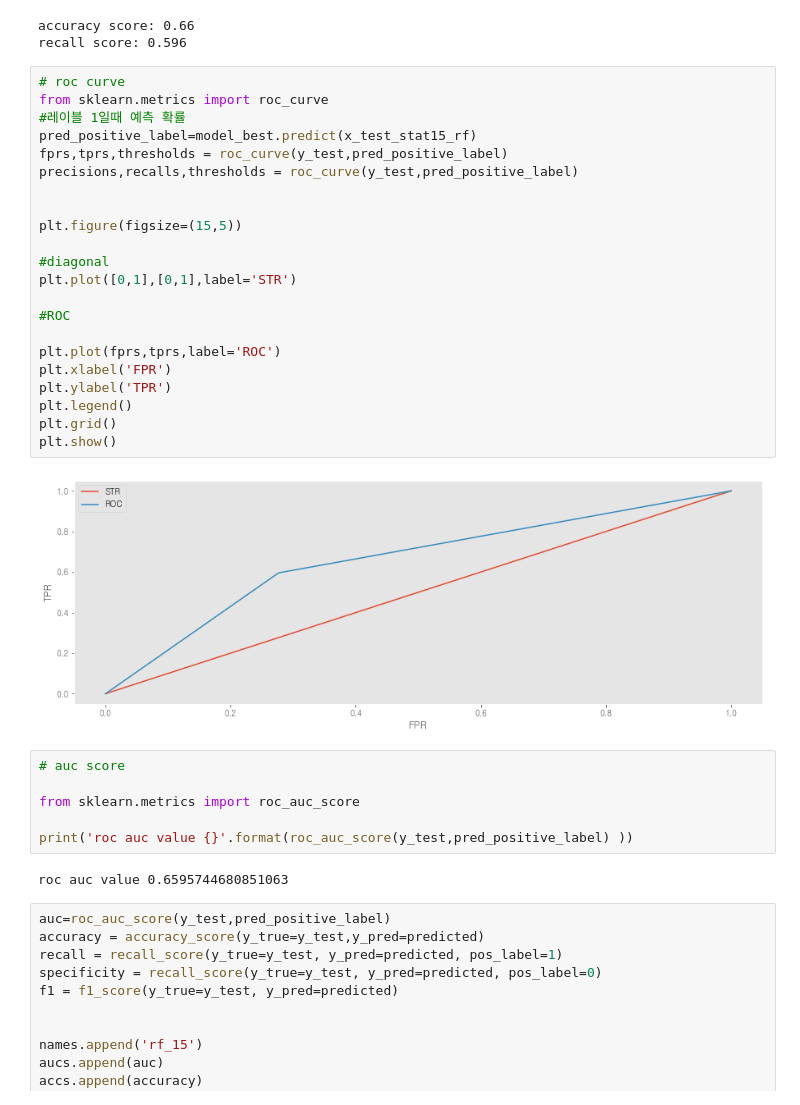
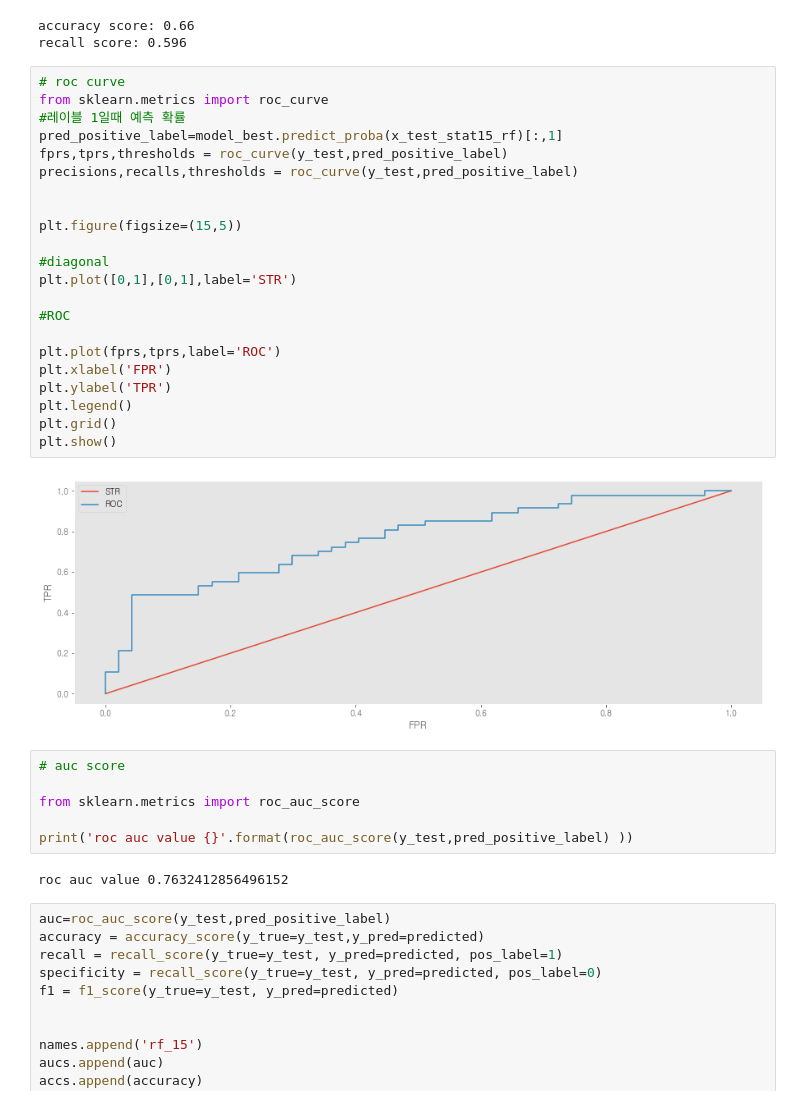
Before and after one commit to bub3690/22-1_multivariate, a Jupyter notebook: final_project/Classification-Statistics.ipynb, the cells around one changed output. Saved outputs shown, nothing was run; the diff lists cells and outputs as text.

```diff
--- a/final_project/Classification-Statistics.ipynb
+++ b/final_project/Classification-Statistics.ipynb
@@ -1327,27 +1327,27 @@ recall score: 0.596
 # %%
 # roc curve
 from sklearn.metrics import roc_curve
 #레이블 1일때 예측 확률
-pred_positive_label=model_best.predict(x_test_stat15_rf)
+pred_positive_label=model_best.predict_proba(x_test_stat15_rf)[:,1]
 fprs,tprs,thresholds = roc_curve(y_test,pred_positive_label)
 precisions,recalls,thresholds = roc_curve(y_test,pred_positive_label)
 
 
 plt.figure(figsize=(15,5))
 
 #diagonal
 plt.plot([0,1],[0,1],label='STR')
 
 #ROC
 
 plt.plot(fprs,tprs,label='ROC')
 plt.xlabel('FPR')
 plt.ylabel('TPR')
 plt.legend()
 plt.grid()
 plt.show()
 # %% [output]
-[figure, old version]
+[figure, new version]
 # %%
 # auc score
 
@@ -1355,7 +1355,7 @@ from sklearn.metrics import roc_auc_score
 
 print('roc auc value {}'.format(roc_auc_score(y_test,pred_positive_label) ))
 # %% [output]
-roc auc value 0.6595744680851063
+roc auc value 0.7632412856496152
 # %%
 auc=roc_auc_score(y_test,pred_positive_label)
 accuracy = accuracy_score(y_true=y_test,y_pred=predicted)
```
Also changed, not shown: parts of 12 cells of this notebook, 2 other files.
